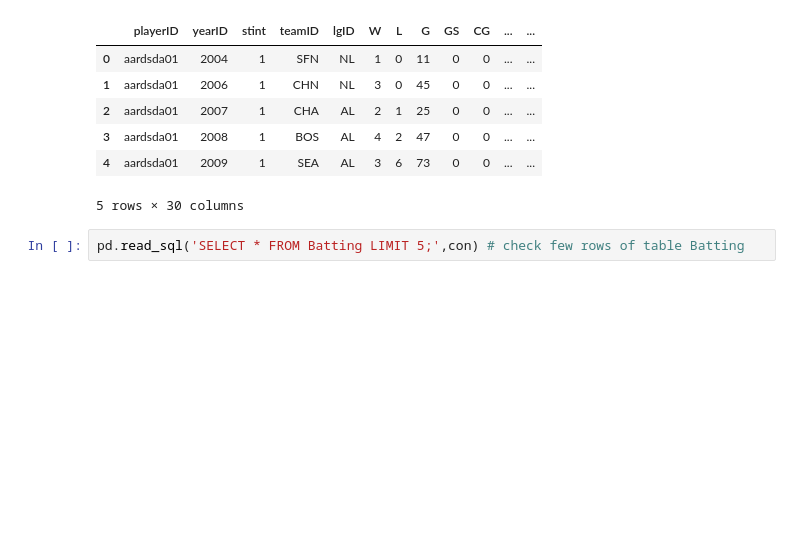
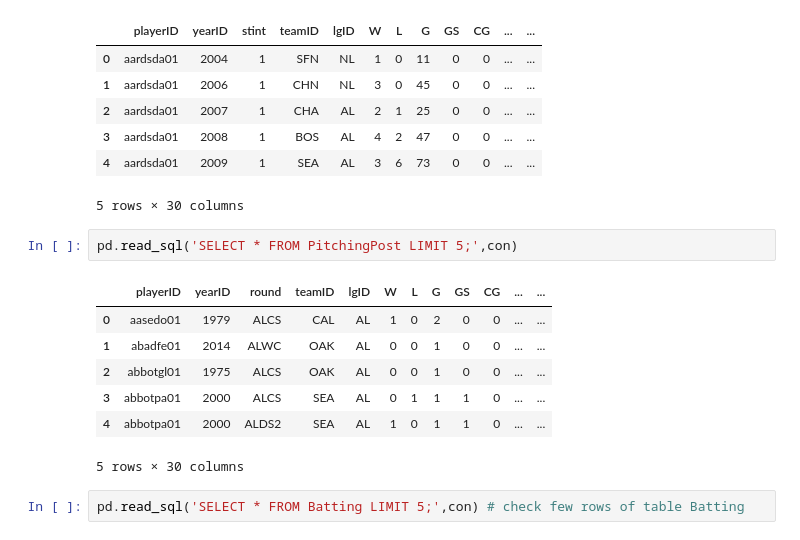
Before and after one commit to hzhoujoy/ST554_HW6, a Jupyter notebook: HW6_part_I.ipynb, the cells around one changed output. Saved outputs shown, nothing was run; the diff lists cells and outputs as text; blank space fills up the shorter version.

```diff
--- a/HW6_part_I.ipynb
+++ b/HW6_part_I.ipynb
@@ -53,6 +53,16 @@ pd.read_sql('SELECT * FROM Pitching LIMIT 5;',con)
 | 3 | aardsda01 | 2008 | 1 | BOS | AL | 4 | 2 | 47 | 0 | 0 | ... | ... |
 | 4 | aardsda01 | 2009 | 1 | SEA | AL | 3 | 6 | 73 | 0 | 0 | ... | ... |
 5 rows × 30 columns
+# %%
+pd.read_sql('SELECT * FROM PitchingPost LIMIT 5;',con)
+# %% [output]
+|  | playerID | yearID | round | teamID | lgID | W | L | G | GS | CG | ... | ... |
+| 0 | aasedo01 | 1979 | ALCS | CAL | AL | 1 | 0 | 2 | 0 | 0 | ... | ... |
+| 1 | abadfe01 | 2014 | ALWC | OAK | AL | 0 | 0 | 1 | 0 | 0 | ... | ... |
+| 2 | abbotgl01 | 1975 | ALCS | OAK | AL | 0 | 0 | 1 | 0 | 0 | ... | ... |
+| 3 | abbotpa01 | 2000 | ALCS | SEA | AL | 0 | 1 | 1 | 1 | 0 | ... | ... |
+| 4 | abbotpa01 | 2000 | ALDS2 | SEA | AL | 1 | 0 | 1 | 1 | 0 | ... | ... |
+5 rows × 30 columns
 # %%
 pd.read_sql('SELECT * FROM Batting LIMIT 5;',con) # check few rows of table Batting
 # %% [output]
```
Also changed, not shown: parts of 9 cells of this notebook.
